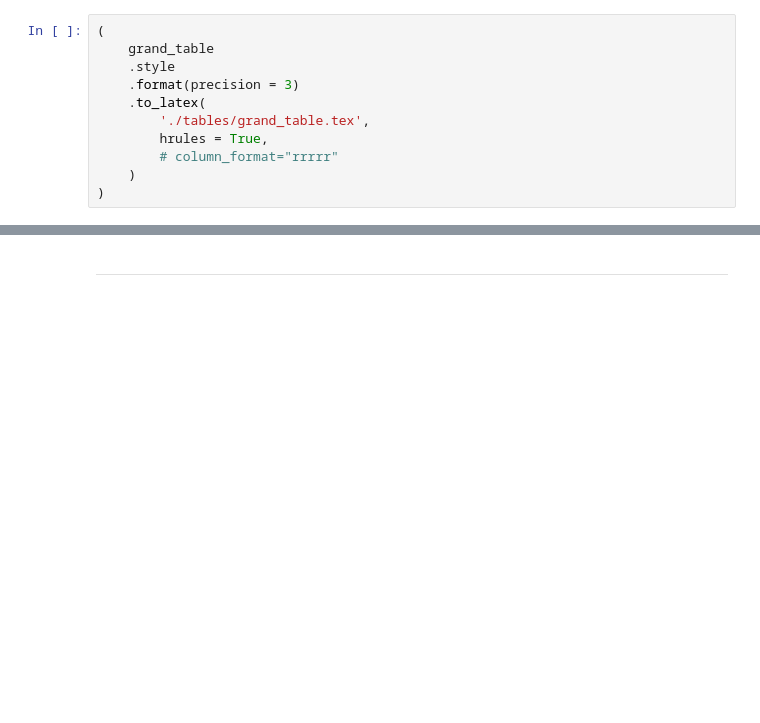
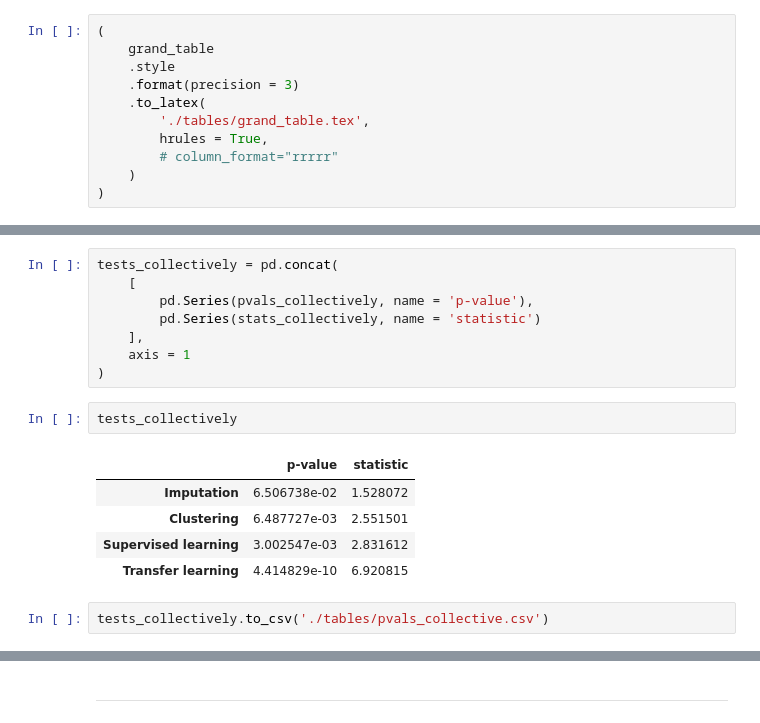
Before and after one commit to tomastokar/ICET, a Jupyter notebook: experiments_summary.ipynb, the cells around one changed output, grey strips where cells are left out. Drawn from its saved outputs; the diff is of its cells as text; blank space fills up the shorter version.

```diff
--- a/experiments_summary.ipynb
+++ b/experiments_summary.ipynb
@@ -546,0 +576,18 @@ grand_table
+# %%
+tests_collectively = pd.concat(
+    [
+        pd.Series(pvals_collectively, name = 'p-value'),
+        pd.Series(stats_collectively, name = 'statistic')
+    ],
+    axis = 1
+)
+# %%
+tests_collectively
+# %% [output]
+|  | p-value | statistic |
+| Imputation | 6.506738e-02 | 1.528072 |
+| Clustering | 6.487727e-03 | 2.551501 |
+| Supervised learning | 3.002547e-03 | 2.831612 |
+| Transfer learning | 4.414829e-10 | 6.920815 |
+# %%
+tests_collectively.to_csv('./tables/pvals_collective.csv')
```
Also changed, not shown: parts of 9 cells of this notebook, 3 other files.
